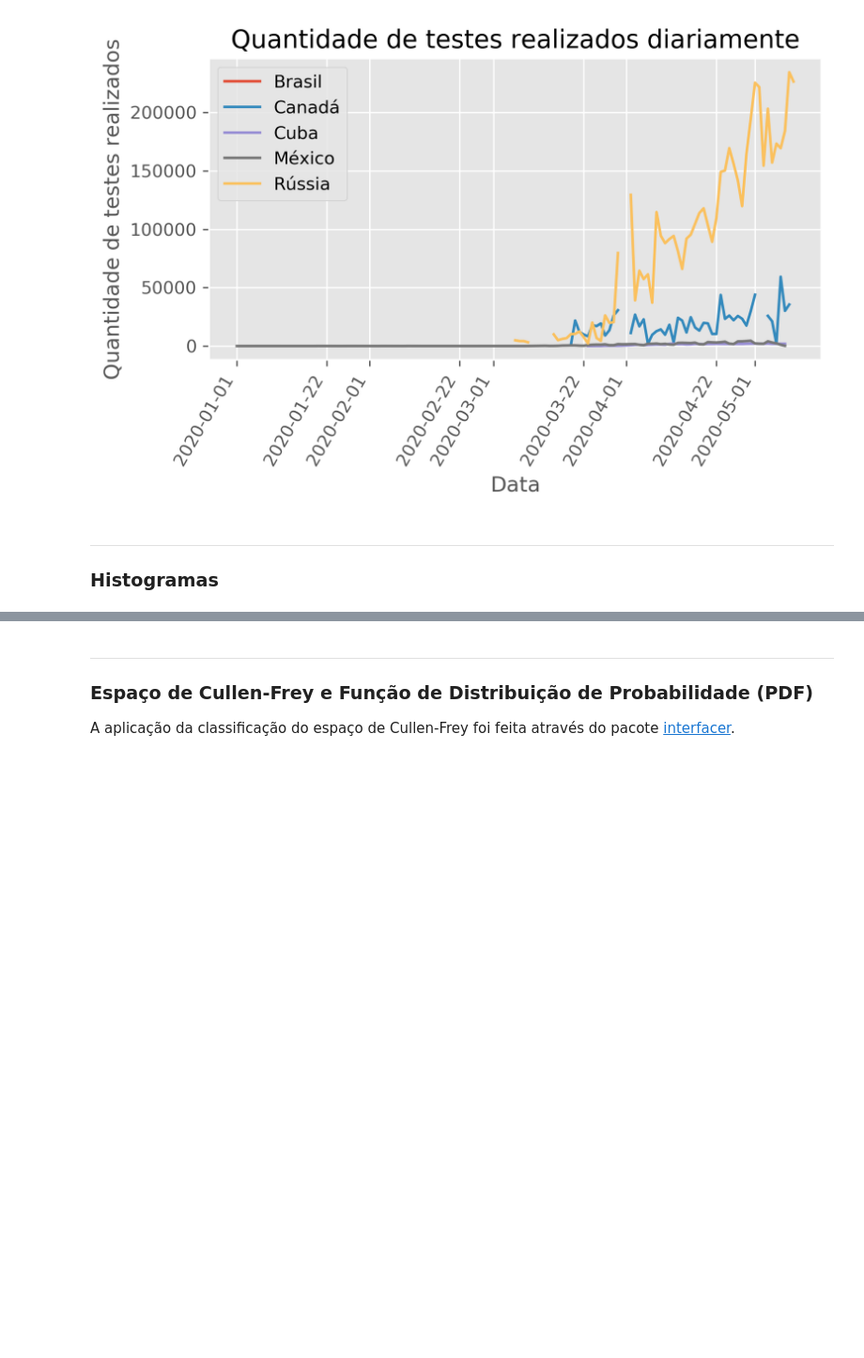
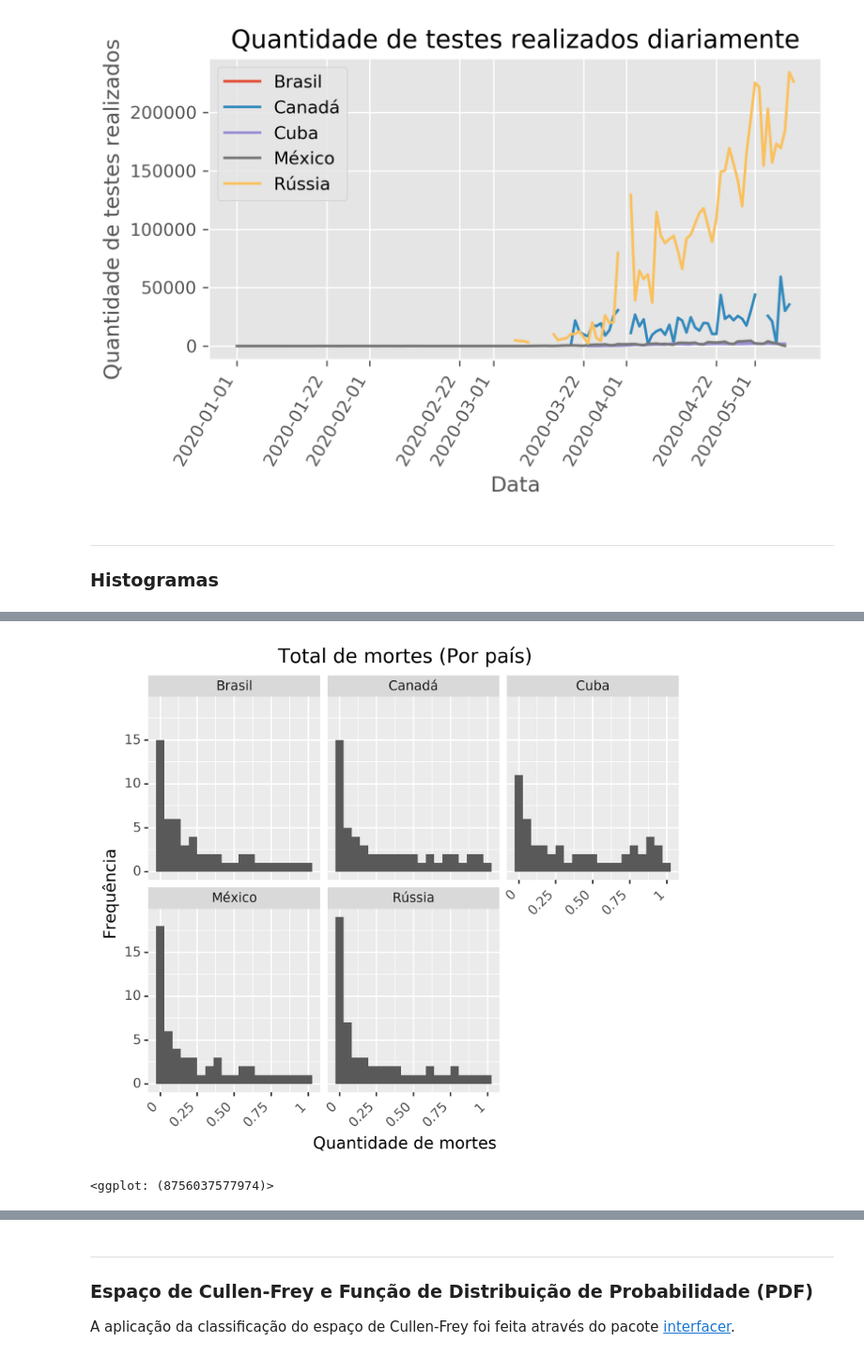
Before and after one commit to cmath-covid/trabalho-grupo-azul-CAP239, a Jupyter notebook: 2_analise_visualizacao_dos_dados/template.ipynb, the cells around one changed output, grey strips where cells are left out. Shown at 94% size. Drawn from its saved outputs; the diff is of its cells as text; code cells hidden in the pictures; blank space fills up the shorter version.

```diff
--- a/2_analise_visualizacao_dos_dados/template.ipynb
+++ b/2_analise_visualizacao_dos_dados/template.ipynb
@@ -257,0 +231,6 @@ labelerfnc = lambda x: NAMES[x]
+# %%
+plot_histogram_bycountry(data_owd, 'total_deaths', 'Total de mortes (Por país)',
+                                                             'Quantidade de mortes', 'Frequência')
+# %% [output]
+[figure, added]
+<ggplot: (8756037577974)>
```
Also changed, not shown: parts of 30 cells of this notebook.
